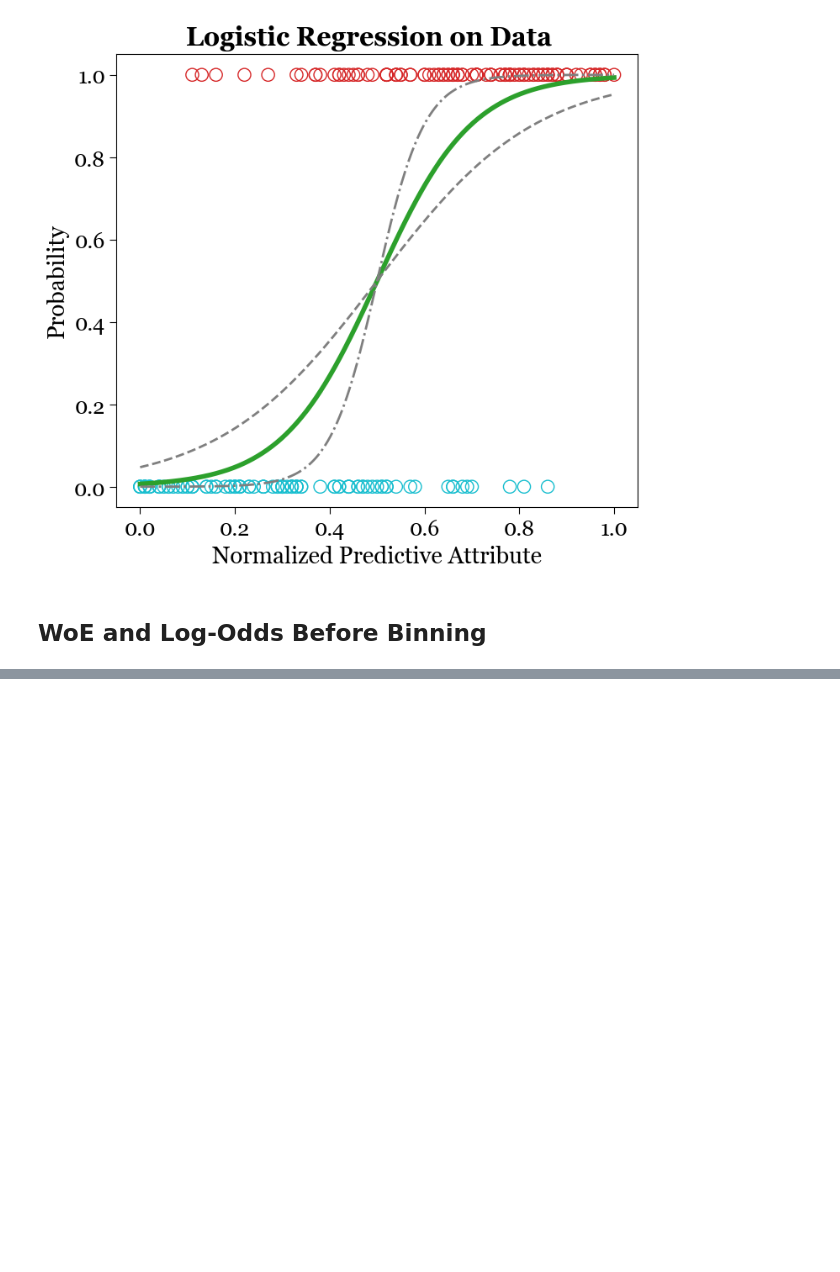
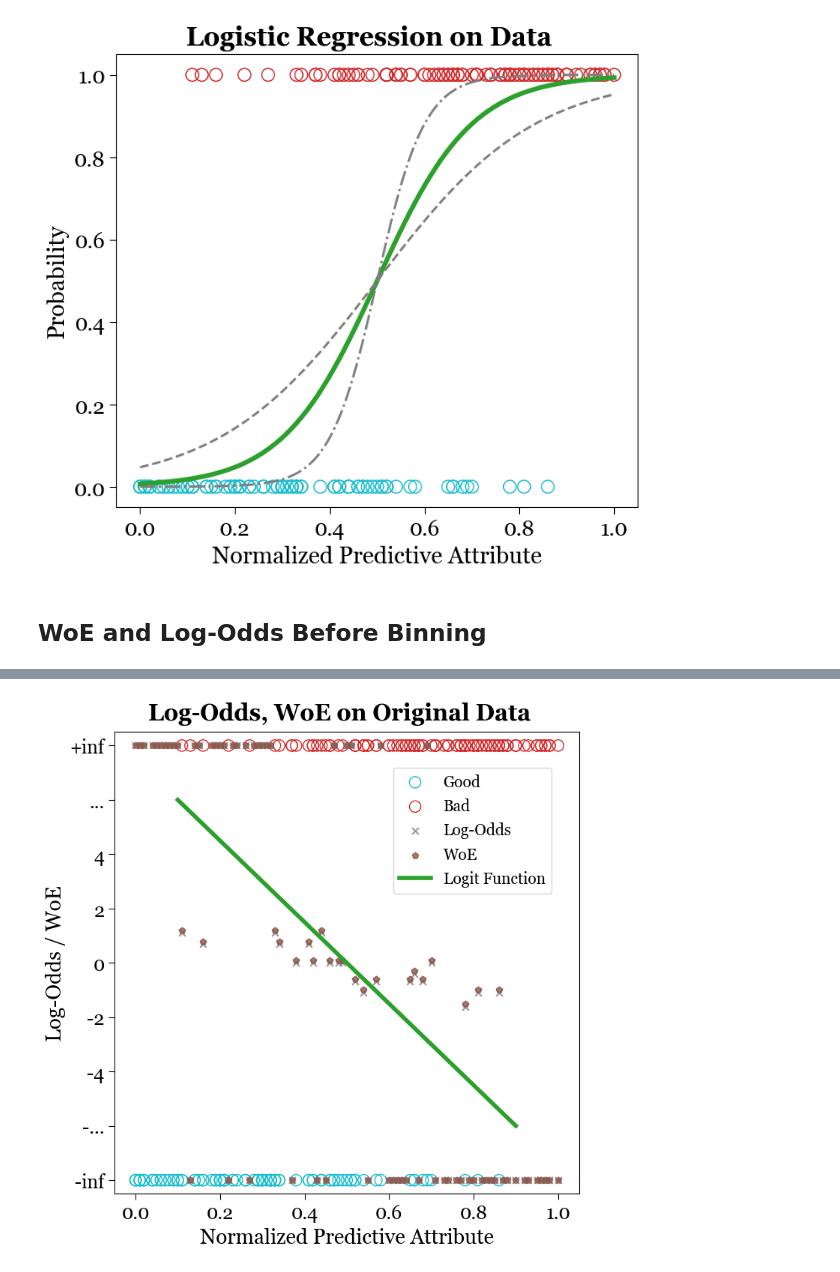
Before and after one commit to chew-in/Weight_of_Evidence_Visualization, a Jupyter notebook: code/WoE_visualization.ipynb, the cells around one changed output, grey strips where cells are left out. Drawn from its saved outputs; the diff is of its cells as text; code cells hidden in the pictures; blank space fills up the shorter version.

```diff
--- a/code/WoE_visualization.ipynb
+++ b/code/WoE_visualization.ipynb
@@ -225,0 +145,84 @@ plt.show()
+# %%
+from collections import Counter
+import numpy as np
+import matplotlib.pyplot as plt
+
+# Calculate original WoE and log-odds
+good_counts = Counter(xrands0)
+bad_counts = Counter(xrands1)
+
+log_odds = []
+weights_of_evidence = []
+
+# Iterate through 101 points for normalized attribute values (0 to 1)
+for i in range(101):
+    normalized_value = i / 100
+    count_good = good_counts.get(normalized_value, 0)
+    count_bad = bad_counts.get(normalized_value, 0)
+
+    if count_good > 0 and count_bad > 0:
+        ratio = count_good / count_bad
+        log_odds_value = np.log(ratio)
+        woe_value = np.log((count_good / len(xrands0)) / (count_bad / len(xrands1)))
+    elif count_good > 0:  # Only good events present
+        log_odds_value, woe_value = 8, 8
+    elif count_bad > 0:  # Only bad events present
+        log_odds_value, woe_value = -8, -8
+    else:  # No events present
+        log_odds_value, woe_value = np.nan, np.nan
+
+    log_odds.append(log_odds_value)
+    weights_of_evidence.append(woe_value)
+
+# Linear function for plotting
+def linear_function(x):
+    return -15 * (x - 0.5)
+
+# Prepare data for plotting
+x_values = np.linspace(0.1, 0.9, 400)
+linear_y_values = linear_function(x_values)
+good_y_positions = [-8 for _ in xrands0]
+bad_y_positions = [8 for _ in xrands1]
+x_line_values = [i / 100 for i in range(101)]
+
+# Create the plot
+fig, ax = plt.subplots(figsize=(8, 8))
+
+# Scatter plot for good and bad labels
+ax.scatter(xrands0, good_y_positions, s=120, edgecolors=tableau_colors[9], facecolors='none', marker='o', label='Good')
+ax.scatter(xrands1, bad_y_positions, s=120, edgecolors=tableau_colors[3], facecolors='none', marker='o', label='Bad')
+
+# Set axis limits and labels
+ax.set_ylim(-8.5, 8.5)
+fig.suptitle('Log-Odds, WoE on Original Data', fontproperties=suptitle_font, y=0.93)
+ax.set_xlabel('Normalized Predictive Attribute', fontdict=font)
+ax.set_ylabel('Log-Odds / WoE', fontdict=font)
+
+# Configure y-tick positions and labels
+y_tick_positions = [-8, -6, -4, -2, 0, 2, 4, 6, 8]
+y_tick_labels = ['-inf', '-...', '-4', '-2', '0', '2', '4', '...', '+inf']
+ax.set_yticks(y_tick_positions)
+ax.set_yticklabels(y_tick_labels, fontdict=tick_font)
+
+# Configure tick parameters for both axes
+ax.tick_params(axis='both', which='both', labelsize=18, length=6)
+ax.set_xticklabels(ax.get_xticks(), fontdict=tick_font)
+
+# Set major formatter for x-axis
+ax.xaxis.set_major_formatter(StrMethodFormatter('{x:.1f}'))
+
+# Plot log-odds and logit function
+ax.scatter(x_line_values, log_odds, s=40, color=tableau_colors[7], marker='x', alpha=0.8, label='Log-Odds')
+
+# Plot WoE values in a different color
+ax.scatter(x_line_values, weights_of_evidence, s=40, color=tableau_colors[5], marker='p', alpha=0.8, label='WoE')
+ax.plot(x_values, linear_y_values, linewidth=4, linestyle='-', label='Logit Function', color=tableau_colors[2])
+
+# Add legend
+legend = ax.legend(loc=(0.6, 0.65), prop={'family': 'Georgia', 'size': 15, 'weight': 'normal'})
+
+# Uncomment to save the plot
+# plt.savefig('./../plots/figures/woe_original.png', bbox_inches='tight')
+plt.show()
+# %% [output]
+[figure, added]
```
Also changed, not shown: parts of 6 cells of this notebook, 14 other files.
